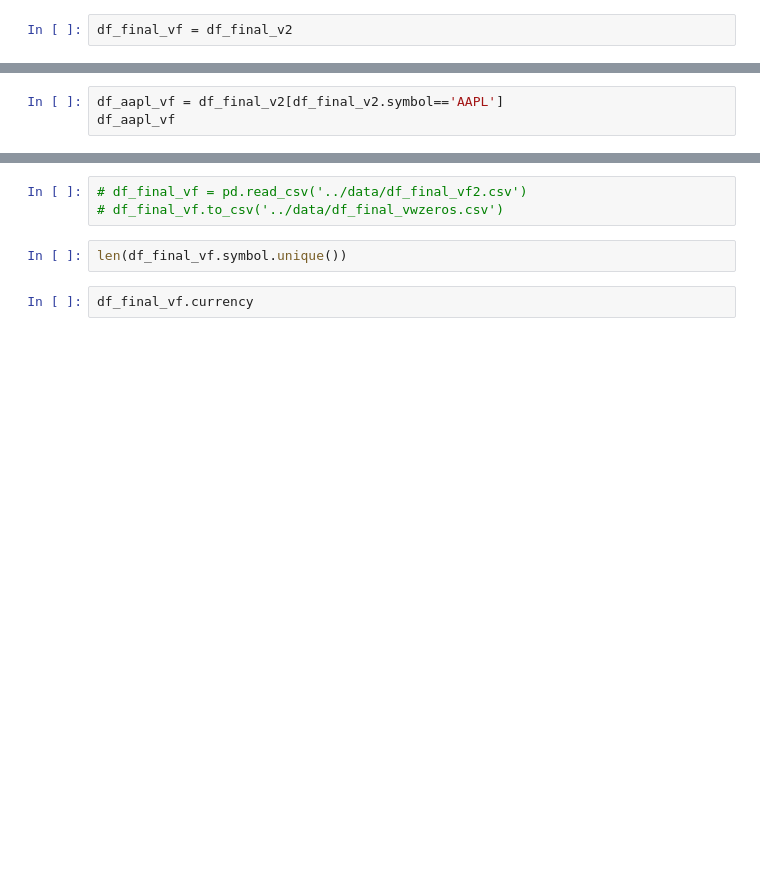
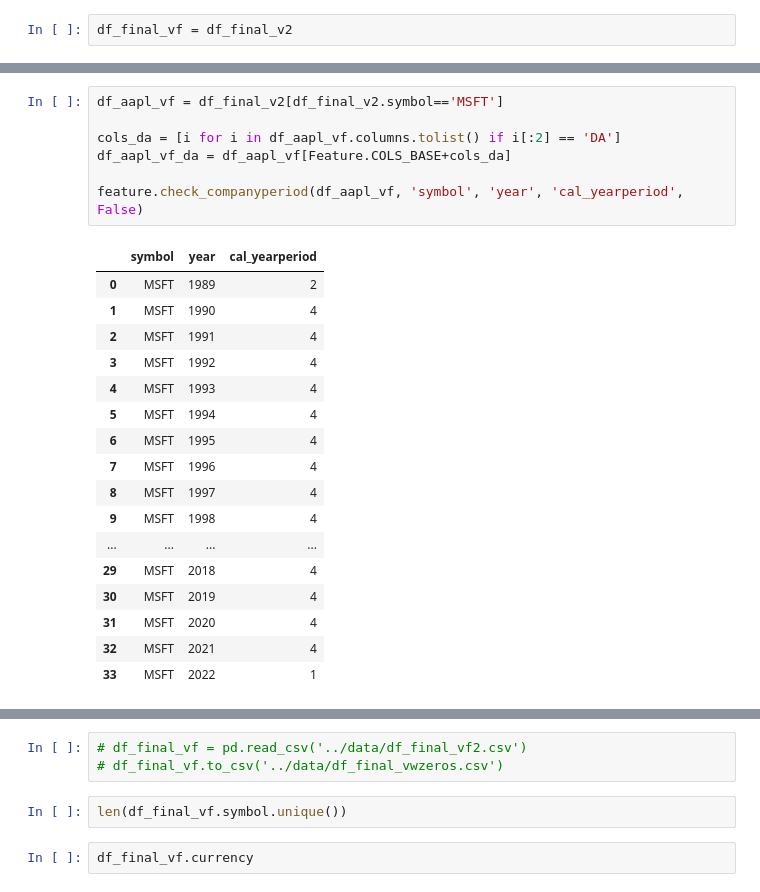
Before and after one commit to kimzwegz/stock_portfolio, a Jupyter notebook: notebooks/kk_nb3_ratiofeatures.ipynb, the cells around one changed output, grey strips where cells are left out. Cells and saved outputs as stored; diff of their text form; blank space fills up the shorter version.

```diff
--- a/notebooks/kk_nb3_ratiofeatures.ipynb
+++ b/notebooks/kk_nb3_ratiofeatures.ipynb
@@ -317,3 +418,25 @@ df_final_v3[df_final_v3.symbol=='AAPL'].groupby('year')['cal_yearperiod'].count(
-# %%
-df_aapl_vf = df_final_v2[df_final_v2.symbol=='AAPL']
-df_aapl_vf
+# %%
+df_aapl_vf = df_final_v2[df_final_v2.symbol=='MSFT']
+
+cols_da = [i for i in df_aapl_vf.columns.tolist() if i[:2] == 'DA']
+df_aapl_vf_da = df_aapl_vf[Feature.COLS_BASE+cols_da]
+
+feature.check_companyperiod(df_aapl_vf, 'symbol', 'year', 'cal_yearperiod', False)
+# %% [output]
+|  | symbol | year | cal_yearperiod |
+| 0 | MSFT | 1989 | 2 |
+| 1 | MSFT | 1990 | 4 |
+| 2 | MSFT | 1991 | 4 |
+| 3 | MSFT | 1992 | 4 |
+| 4 | MSFT | 1993 | 4 |
+| 5 | MSFT | 1994 | 4 |
+| 6 | MSFT | 1995 | 4 |
+| 7 | MSFT | 1996 | 4 |
+| 8 | MSFT | 1997 | 4 |
+| 9 | MSFT | 1998 | 4 |
+| ... | ... | ... | ... |
+| 29 | MSFT | 2018 | 4 |
+| 30 | MSFT | 2019 | 4 |
+| 31 | MSFT | 2020 | 4 |
+| 32 | MSFT | 2021 | 4 |
+| 33 | MSFT | 2022 | 1 |
```
Also changed, not shown: parts of 16 cells of this notebook, 2 other files.
